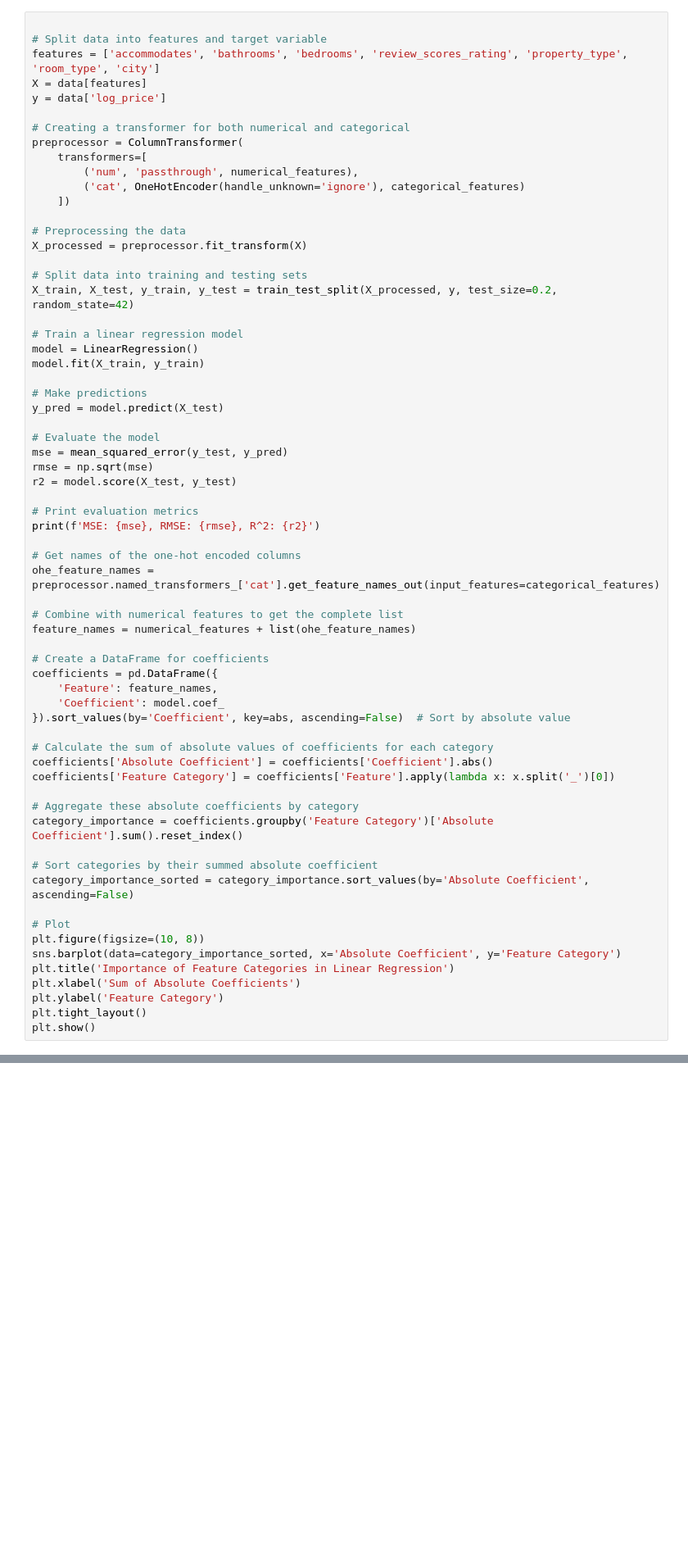
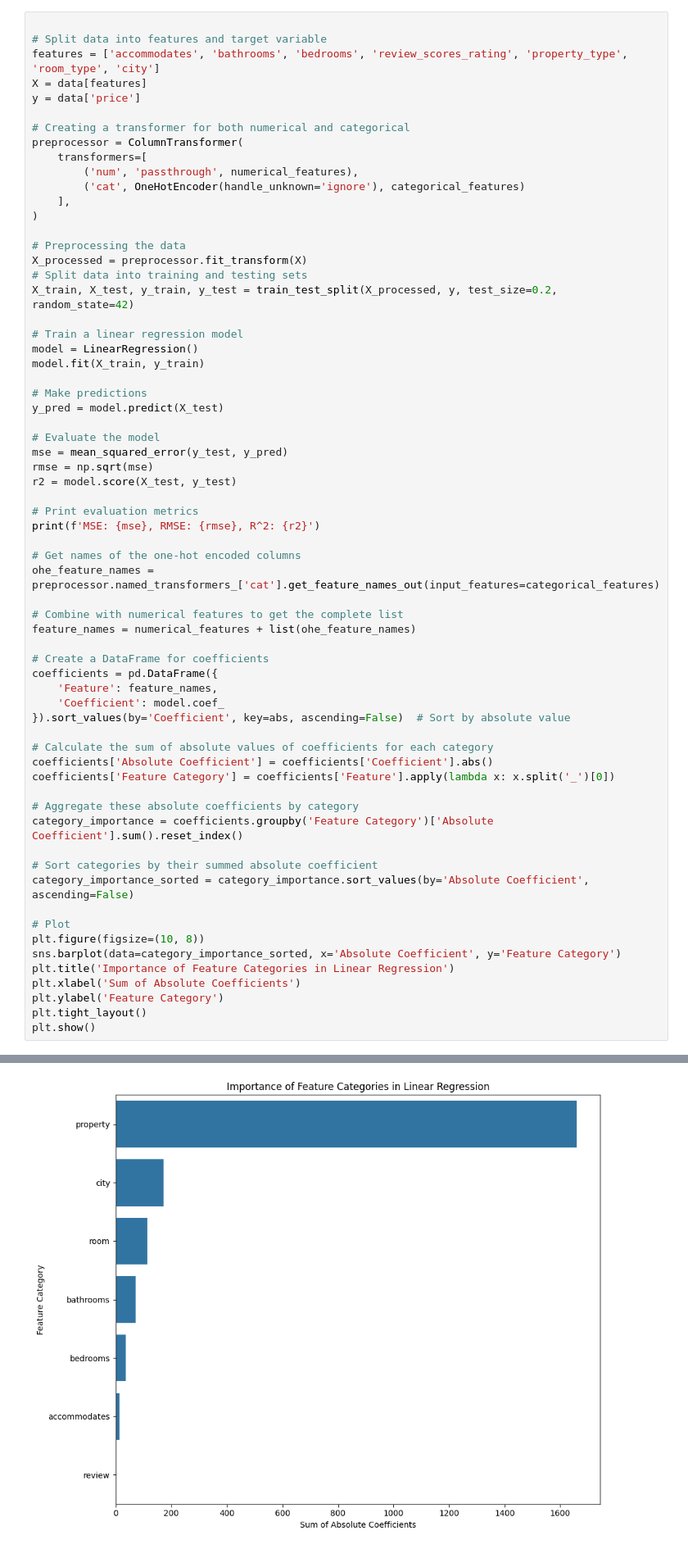
Before and after one commit to Marc94440/TD4_Explainability_AI, a Jupyter notebook: Untitled-1.ipynb, the cells around one changed output, grey strips where cells are left out. Shown at 82% size. Cells and saved outputs as stored; diff of their text form; blank space fills up the shorter version.

```diff
--- a/Untitled-1.ipynb
+++ b/Untitled-1.ipynb
@@ -178,18 +178,18 @@ Let’s do a linear regression.
 # Split data into features and target variable
 features = ['accommodates', 'bathrooms', 'bedrooms', 'review_scores_rating', 'property_type', 'room_type', 'city']
 X = data[features]
-y = data['log_price']
+y = data['price']
 
 # Creating a transformer for both numerical and categorical
 preprocessor = ColumnTransformer(
     transformers=[
         ('num', 'passthrough', numerical_features),
         ('cat', OneHotEncoder(handle_unknown='ignore'), categorical_features)
-    ])
+    ],
+)
 
 # Preprocessing the data
 X_processed = preprocessor.fit_transform(X)
-
 # Split data into training and testing sets
 X_train, X_test, y_train, y_test = train_test_split(X_processed, y, test_size=0.2, random_state=42)
 
@@ -243,3 +243,4 @@ ValueError: A given column is not a column of the dataframe
+[figure, added]
 # %% [markdown]
 Question 5.
 Let’s build a more complex model
```
Also changed, not shown: parts of 3 cells of this notebook.
